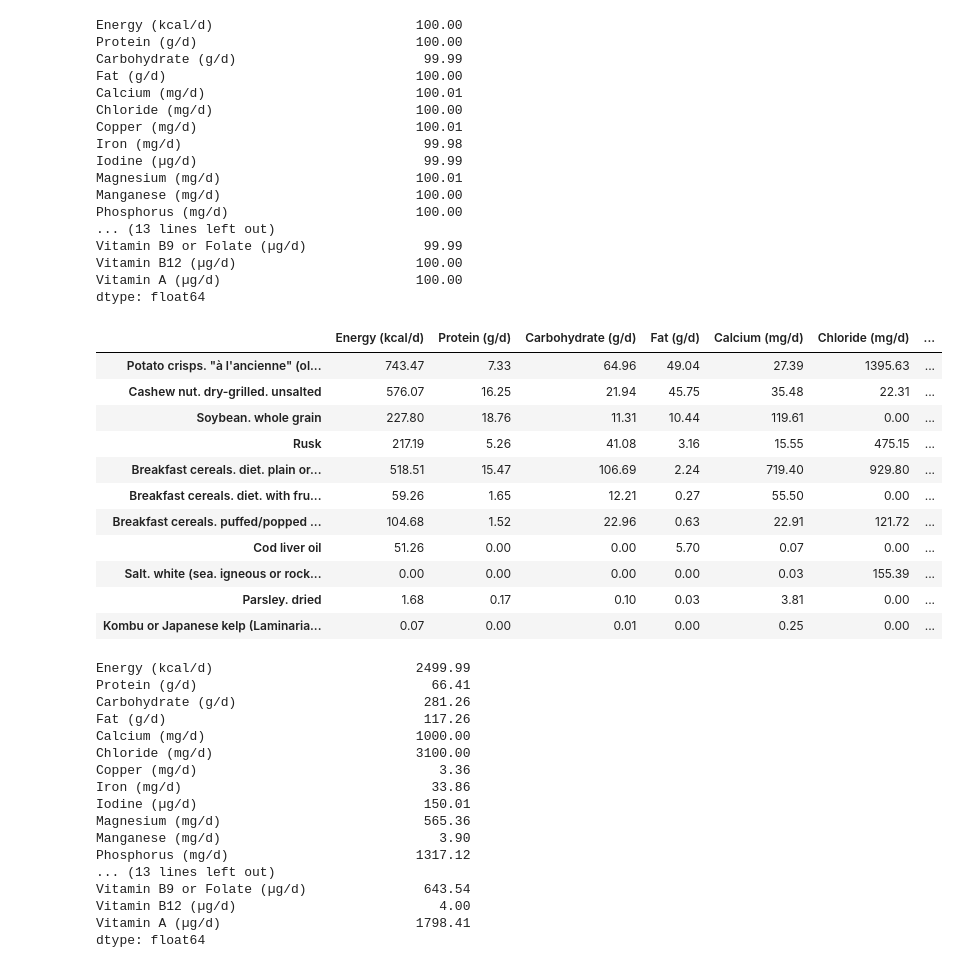
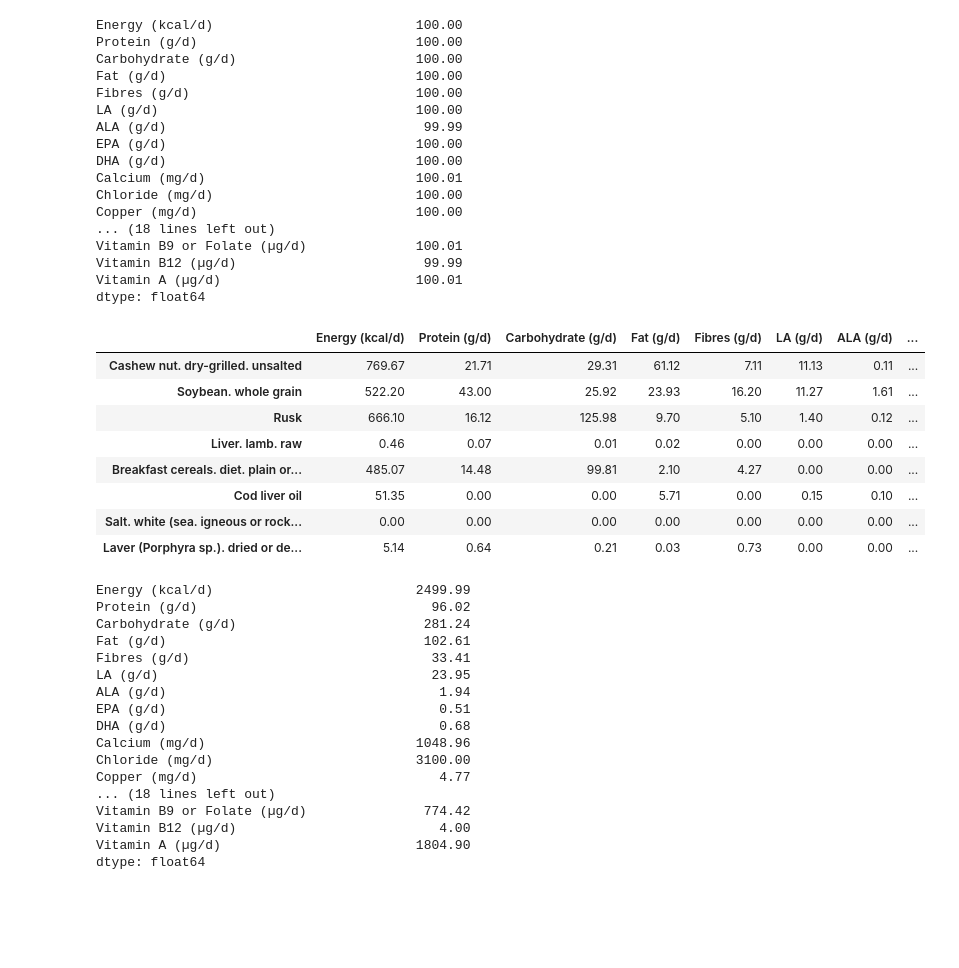
Before and after one commit to asmaier/optimal_diet, a Jupyter notebook: new_diet.ipynb, the cells around one changed output. Cells and saved outputs as stored; diff of their text form; code cells hidden in the pictures; blank space fills up the shorter version.

```diff
--- a/new_diet.ipynb
+++ b/new_diet.ipynb
@@ -57,7 +58,8 @@ remove_foods = ["Acerola. pulp. raw. sampled in the island of La Martiniqu",
                 "Sea belt (Saccharina latissima). dried or dehydrated",
                 "Veal stock for sauce and cooking. dehydrated",
                 "Broth. stock or bouillon. meat and vegetables. with fat. dehydrated",
-                "Broth. stock or bouillon. meat and vegetables. defatted. dehydrated"]
+                "Broth. stock or bouillon. meat and vegetables. defatted. dehydrated",
+                "Madeira wine aspic. dehydrated", "Nutritional y"]
 
 df_foods_filtered = filter_rows_by_values(df_foods, "Name", remove_foods)
 # %%
@@ -154,4 +153,6 @@ Vitamin A (µg/d): 1798.40 (min 750.0)
 # %%
+pd.set_option('display.max_columns', 500)
+
 nutrient_per_food = {}
 
 for i, food in enumerate(foods):
@@ -186,70 +184,69 @@ foods_df.sum()
 # %% [output]
 Energy (kcal/d)                          100.00
 Protein (g/d)                            100.00
-Carbohydrate (g/d)                        99.99
+Carbohydrate (g/d)                       100.00
 Fat (g/d)                                100.00
+Fibres (g/d)                             100.00
+LA (g/d)                                 100.00
+ALA (g/d)                                 99.99
+EPA (g/d)                                100.00
+DHA (g/d)                                100.00
 Calcium (mg/d)                           100.01
 Chloride (mg/d)                          100.00
-Copper (mg/d)                            100.01
-Iron (mg/d)                               99.98
-Iodine (µg/d)                             99.99
-Magnesium (mg/d)                         100.01
-Manganese (mg/d)                         100.00
-Phosphorus (mg/d)                        100.00
-... (13 lines left out)
-Vitamin B9 or Folate (µg/d)               99.99
-Vitamin B12 (µg/d)                       100.00
-Vitamin A (µg/d)                         100.00
+Copper (mg/d)                            100.00
+... (18 lines left out)
+Vitamin B9 or Folate (µg/d)              100.01
+Vitamin B12 (µg/d)                        99.99
+Vitamin A (µg/d)                         100.01
 dtype: float64
 # %%
+pd.set_option('display.max_columns', 500)
+
 nutrient_per_food = {}
 
 for i, food in enumerate(foods):
     if food.solution_value() > 0.0:
         for j, nutrient in enumerate(nutrients):
             if food in nutrient_per_food:
                 nutrient_per_food[food].append(data[i][j] * food.solution_value())
             else:
                 nutrient_per_food[food]=[data[i][j] * food.solution_value()]
 
 foods_df = pd.DataFrame.from_dict(nutrient_per_food, orient='index', columns=[n[0] for n in nutrients])
 
 for i, nutrient in enumerate(nutrients):
     foods_df[nutrient[0]]=(foods_df[nutrient[0]]).round(2)
 
 # foods_df.loc['total'] = foods_df.iloc[1:, :-1].sum()
 
 display(foods_df)
 # %% [output]
-|  | Energy (kcal/d) | Protein (g/d) | Carbohydrate (g/d) | Fat (g/d) | Calcium (mg/d) | Chloride (mg/d) | ... |
-| Potato crisps. "à l'ancienne" (ol... | 743.47 | 7.33 | 64.96 | 49.04 | 27.39 | 1395.63 | ... |
-| Cashew nut. dry-grilled. unsalted | 576.07 | 16.25 | 21.94 | 45.75 | 35.48 | 22.31 | ... |
-| Soybean. whole grain | 227.80 | 18.76 | 11.31 | 10.44 | 119.61 | 0.00 | ... |
-| Rusk | 217.19 | 5.26 | 41.08 | 3.16 | 15.55 | 475.15 | ... |
-| Breakfast cereals. diet. plain or... | 518.51 | 15.47 | 106.69 | 2.24 | 719.40 | 929.80 | ... |
-| Breakfast cereals. diet. with fru... | 59.26 | 1.65 | 12.21 | 0.27 | 55.50 | 0.00 | ... |
-| Breakfast cereals. puffed/popped ... | 104.68 | 1.52 | 22.96 | 0.63 | 22.91 | 121.72 | ... |
-| Cod liver oil | 51.26 | 0.00 | 0.00 | 5.70 | 0.07 | 0.00 | ... |
-| Salt. white (sea. igneous or rock... | 0.00 | 0.00 | 0.00 | 0.00 | 0.03 | 155.39 | ... |
-| Parsley. dried | 1.68 | 0.17 | 0.10 | 0.03 | 3.81 | 0.00 | ... |
-| Kombu or Japanese kelp (Laminaria... | 0.07 | 0.00 | 0.01 | 0.00 | 0.25 | 0.00 | ... |
+|  | Energy (kcal/d) | Protein (g/d) | Carbohydrate (g/d) | Fat (g/d) | Fibres (g/d) | LA (g/d) | ALA (g/d) | ... |
+| Cashew nut. dry-grilled. unsalted | 769.67 | 21.71 | 29.31 | 61.12 | 7.11 | 11.13 | 0.11 | ... |
+| Soybean. whole grain | 522.20 | 43.00 | 25.92 | 23.93 | 16.20 | 11.27 | 1.61 | ... |
+| Rusk | 666.10 | 16.12 | 125.98 | 9.70 | 5.10 | 1.40 | 0.12 | ... |
+| Liver. lamb. raw | 0.46 | 0.07 | 0.01 | 0.02 | 0.00 | 0.00 | 0.00 | ... |
+| Breakfast cereals. diet. plain or... | 485.07 | 14.48 | 99.81 | 2.10 | 4.27 | 0.00 | 0.00 | ... |
+| Cod liver oil | 51.35 | 0.00 | 0.00 | 5.71 | 0.00 | 0.15 | 0.10 | ... |
+| Salt. white (sea. igneous or rock... | 0.00 | 0.00 | 0.00 | 0.00 | 0.00 | 0.00 | 0.00 | ... |
+| Laver (Porphyra sp.). dried or de... | 5.14 | 0.64 | 0.21 | 0.03 | 0.73 | 0.00 | 0.00 | ... |
 # %%
 foods_df.sum()
 # %% [output]
 Energy (kcal/d)                          2499.99
-Protein (g/d)                              66.41
-Carbohydrate (g/d)                        281.26
-Fat (g/d)                                 117.26
-Calcium (mg/d)                           1000.00
+Protein (g/d)                              96.02
+Carbohydrate (g/d)                        281.24
+Fat (g/d)                                 102.61
+Fibres (g/d)                               33.41
+LA (g/d)                                   23.95
+ALA (g/d)                                   1.94
+EPA (g/d)                                   0.51
+DHA (g/d)                                   0.68
+Calcium (mg/d)                           1048.96
 Chloride (mg/d)                          3100.00
-Copper (mg/d)                               3.36
-Iron (mg/d)                                33.86
-Iodine (µg/d)                             150.01
-Magnesium (mg/d)                          565.36
-Manganese (mg/d)                            3.90
-Phosphorus (mg/d)                        1317.12
-... (13 lines left out)
-Vitamin B9 or Folate (µg/d)               643.54
+Copper (mg/d)                               4.77
+... (18 lines left out)
+Vitamin B9 or Folate (µg/d)               774.42
 Vitamin B12 (µg/d)                          4.00
-Vitamin A (µg/d)                         1798.41
+Vitamin A (µg/d)                         1804.90
 dtype: float64
```
Also changed, not shown: parts of 8 cells of this notebook, 3 other files.
